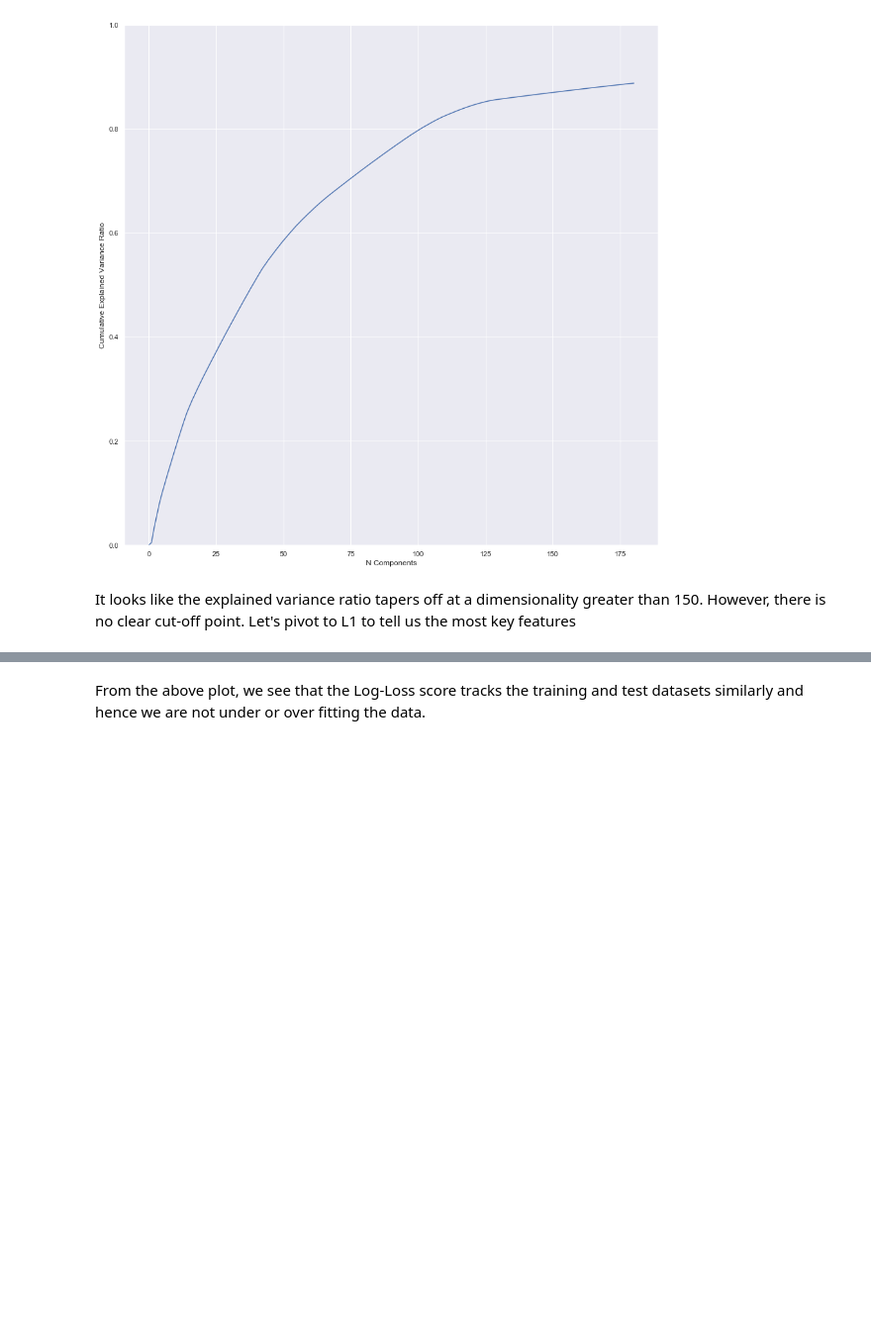
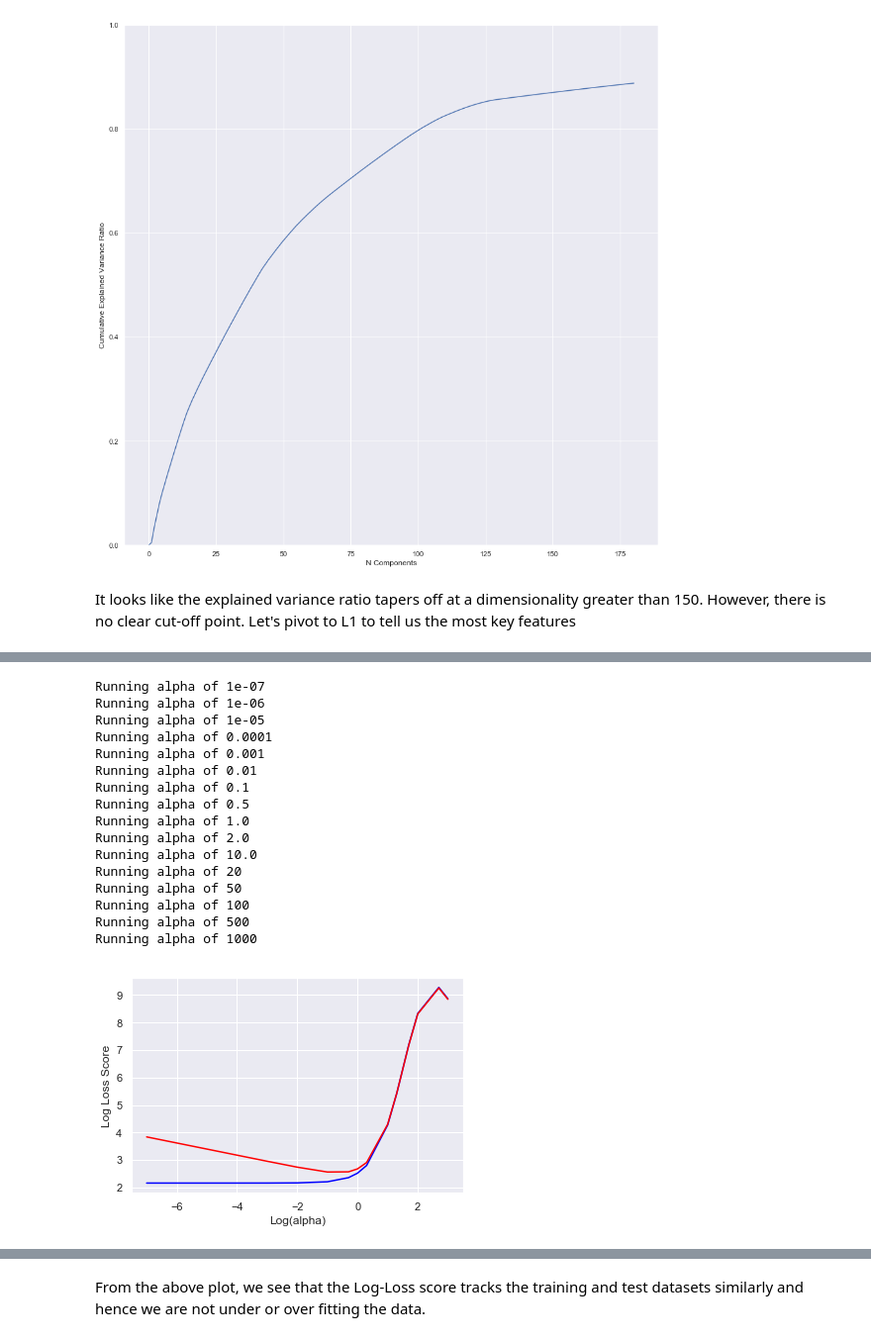
Before and after one commit to suhasgupta791/MIDS_W207_Final_Project, a Jupyter notebook: SuhasGupta_NehaKumar_SecondSubmission_finalproject.ipynb, the cells around one changed output, grey strips where cells are left out. Shown at 99% size. Cells and saved outputs as stored; diff of their text form; code cells hidden in the pictures; blank space fills up the shorter version.

```diff
--- a/SuhasGupta_NehaKumar_SecondSubmission_finalproject.ipynb
+++ b/SuhasGupta_NehaKumar_SecondSubmission_finalproject.ipynb
@@ -753,17 +826,10 @@ Note: In our earlier submission, we had fewer features in our dataset. Since inc
 # %%
 # Number of variables we will use in PCA
 n = 180
-
-# Running the PCA
-pca = TruncatedSVD(n_components = n)
-pca.fit(train_data_v2)
-
-# Calculate sum of the EVR
-evr = np.concatenate(([0], pca.explained_variance_ratio_))
-sevr = np.cumsum(evr)
-
-# Plotting cumulative sum
-plt.plot(range(n + 1),sevr)
+# Tranform the data sets and visualize the explained variance versus number of components
+after_transform_features_train_pca,after_transform_features_dev_pca,after_transform_features_test_pca,sevr_pca = modelDev1.reduceWithPCA(n)
+plt.figure(figsize=(15,15))
+plt.plot(range(n + 1),sevr_pca)
 plt.xlabel('N Components')
 plt.ylabel('Cumulative Explained Variance Ratio')
 plt.ylim([0,1])
@@ -860 +944,35 @@ Before we jump to conclusions that this is the best value for alpha, let's check
+# %%
+# Plot the training vs dev log loss score to check for under/over fitting
+train_scores = []
+dev_scores=[]
+for a in alphas:
+    print('Running alpha of',a)
+    mnb_fitted,train_score,dev_score = modelDev1.fitClfAndScore(train_data_v2,train_labels_v2,a,dev_data_v2,dev_labels_v2,'MNB')
+    train_scores.append(train_score)
+    dev_scores.append(dev_score)
+
+#Plotting log loss scores
+plt.plot(np.log10(alphas),train_scores, 'blue')
+plt.plot(np.log10(alphas),dev_scores, 'red')
+plt.xlabel('Log(alpha)')
+plt.ylabel('Log Loss Score')
+plt.show()
+# %% [output]
+Running alpha of 1e-07
+Running alpha of 1e-06
+Running alpha of 1e-05
+Running alpha of 0.0001
+Running alpha of 0.001
+Running alpha of 0.01
+Running alpha of 0.1
+Running alpha of 0.5
+Running alpha of 1.0
+Running alpha of 2.0
+Running alpha of 10.0
+Running alpha of 20
+Running alpha of 50
+Running alpha of 100
+Running alpha of 500
+Running alpha of 1000
+[figure, added]
 # %%
```
Also changed, not shown: parts of 49 cells of this notebook.
